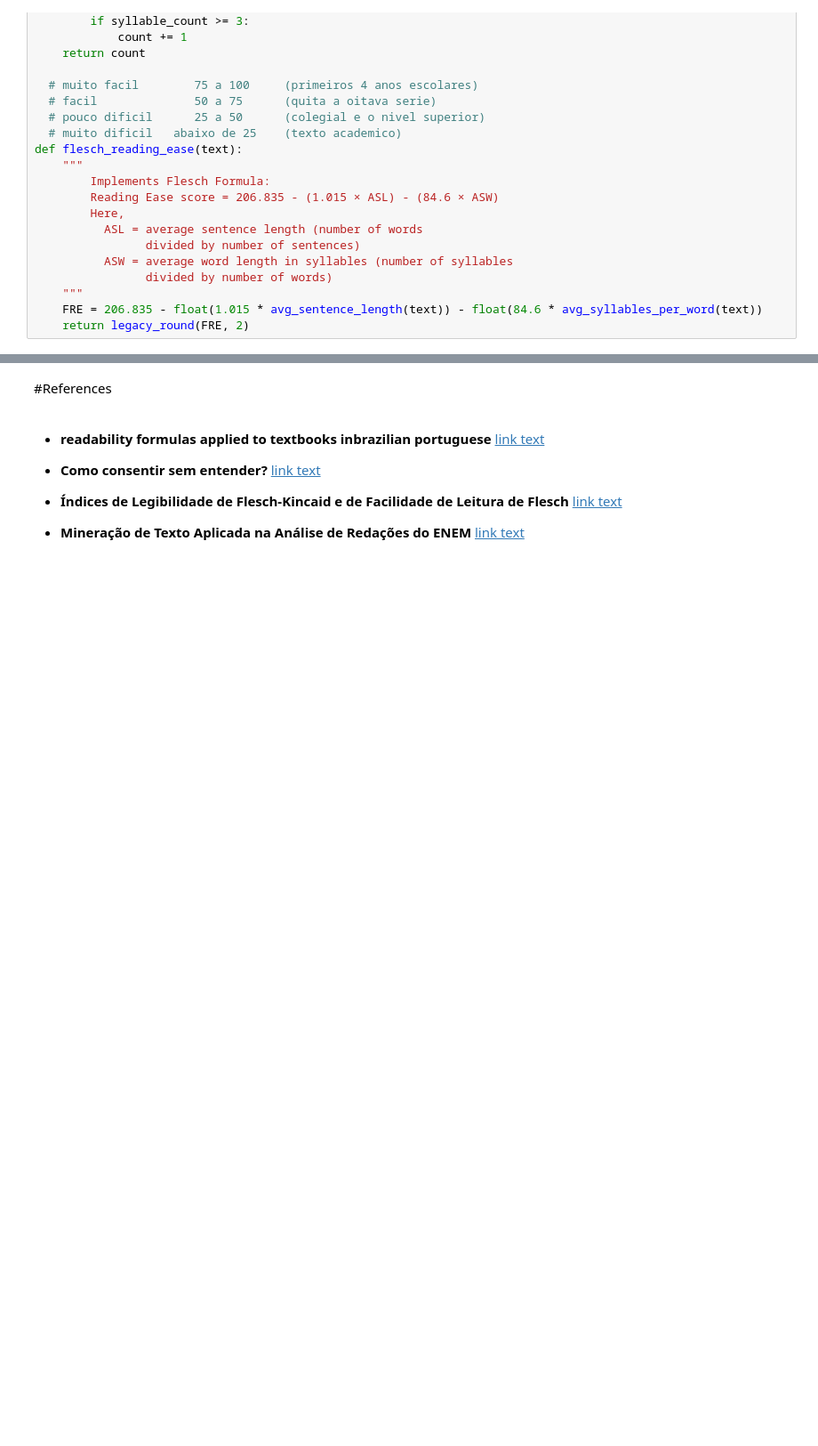
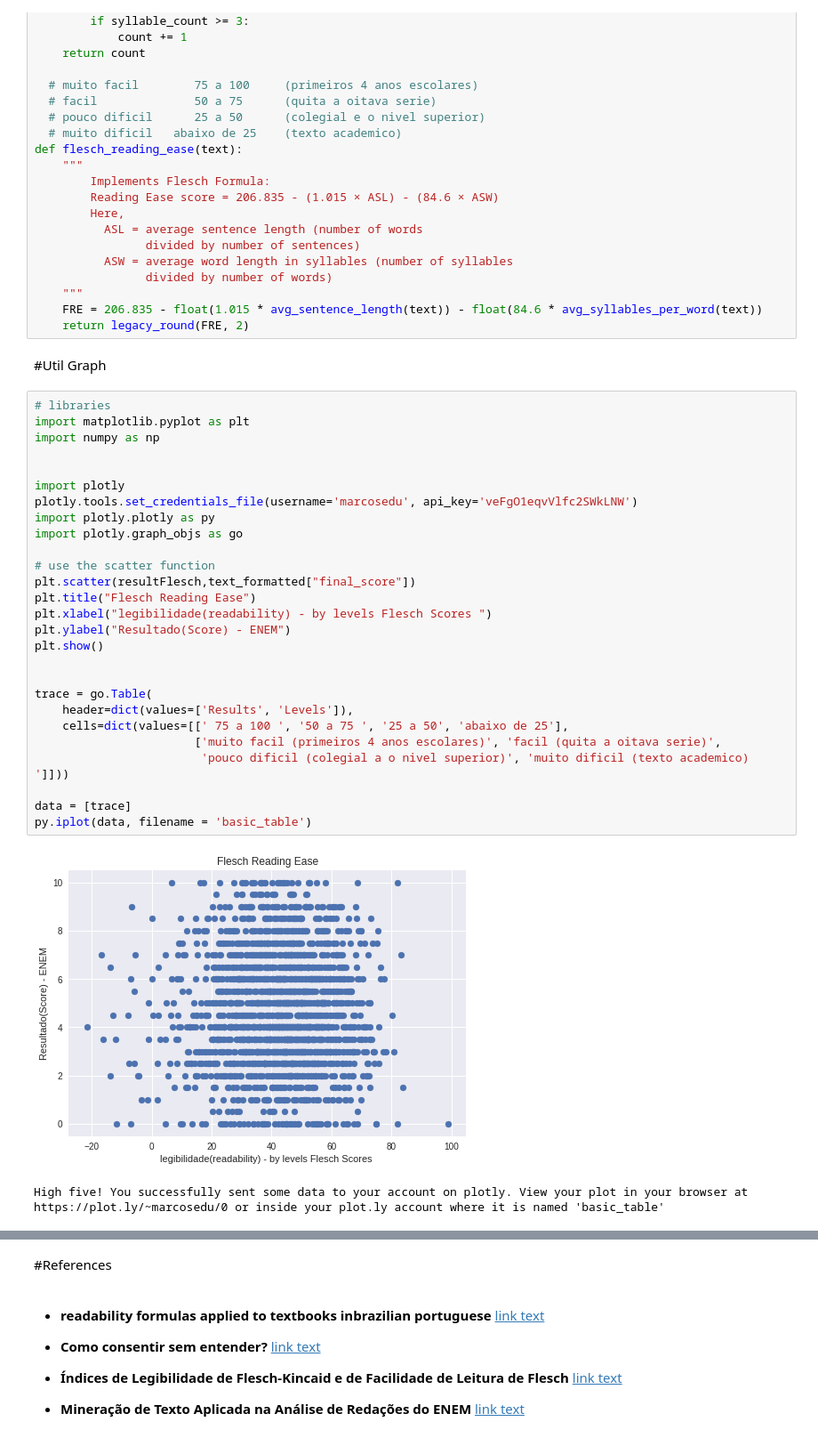
Before and after one commit to MarcosEduardoJr/Analysis-Essays-NLP, a Jupyter notebook: Analysis_of_essays_with_NLP.ipynb, the cells around one changed output, grey strips where cells are left out. Shown at 89% size. Cells and saved outputs as stored; diff of their text form; blank space fills up the shorter version.

Commit message:
with graph

```diff
--- a/Analysis_of_essays_with_NLP.ipynb
+++ b/Analysis_of_essays_with_NLP.ipynb
@@ -179,3 +215,35 @@ def flesch_reading_ease(text):
     """
     FRE = 206.835 - float(1.015 * avg_sentence_length(text)) - float(84.6 * avg_syllables_per_word(text))
     return legacy_round(FRE, 2)
+# %% [markdown]
+#Util Graph
+# %%
+# libraries
+import matplotlib.pyplot as plt
+import numpy as np
+
+
+import plotly
+plotly.tools.set_credentials_file(username='marcosedu', api_key='veFgO1eqvVlfc2SWkLNW')
+import plotly.plotly as py
+import plotly.graph_objs as go
+
+# use the scatter function
+plt.scatter(resultFlesch,text_formatted["final_score"])
+plt.title("Flesch Reading Ease")
+plt.xlabel("legibilidade(readability) - by levels Flesch Scores ")
+plt.ylabel("Resultado(Score) - ENEM")
+plt.show()
+
+
+trace = go.Table(
+    header=dict(values=['Results', 'Levels']),
+    cells=dict(values=[[' 75 a 100 ', '50 a 75 ', '25 a 50', 'abaixo de 25'],
+                       ['muito facil (primeiros 4 anos escolares)', 'facil (quita a oitava serie)',
+                        'pouco dificil (colegial a o nivel superior)', 'muito dificil (texto academico) ']]))
+
+data = [trace]
+py.iplot(data, filename = 'basic_table')
+# %% [output]
+[figure, added]
+High five! You successfully sent some data to your account on plotly. View your plot in your browser at https://plot.ly/~marcosedu/0 or inside your plot.ly account where it is named 'basic_table'
```
Also changed, not shown: parts of 4 cells of this notebook.
